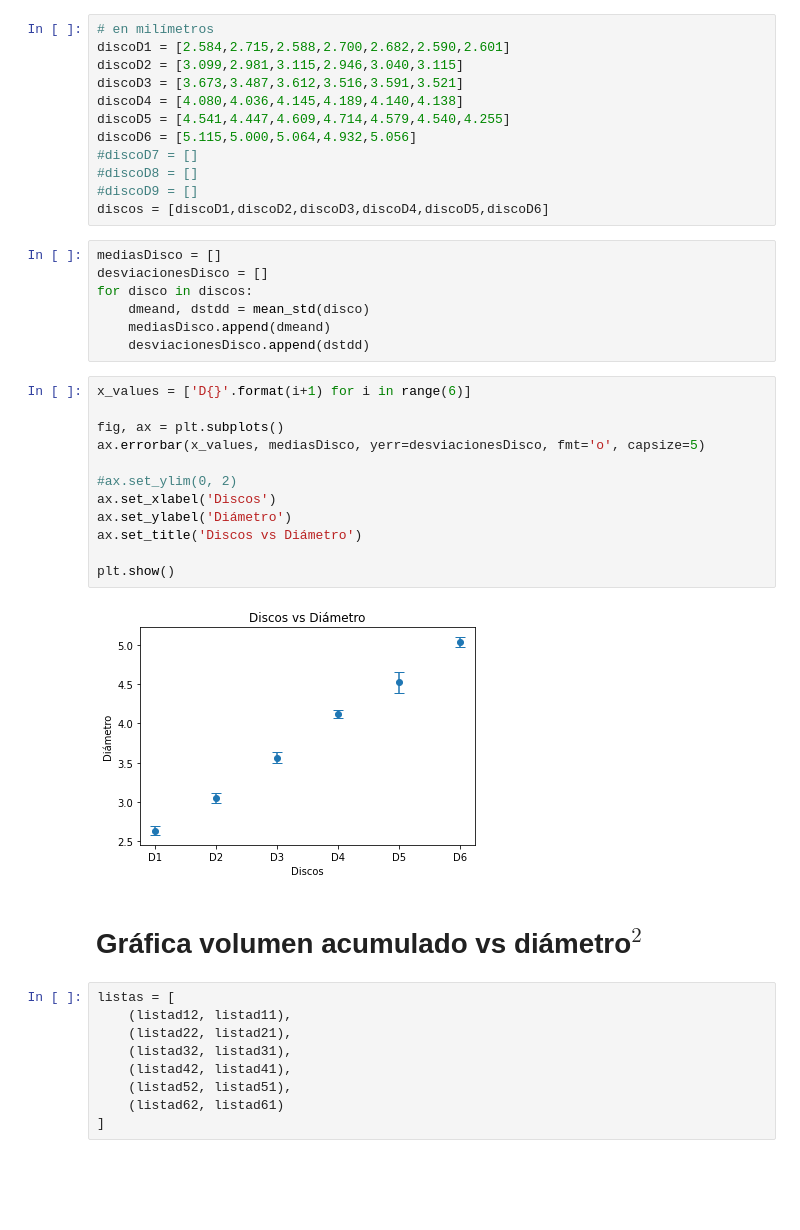
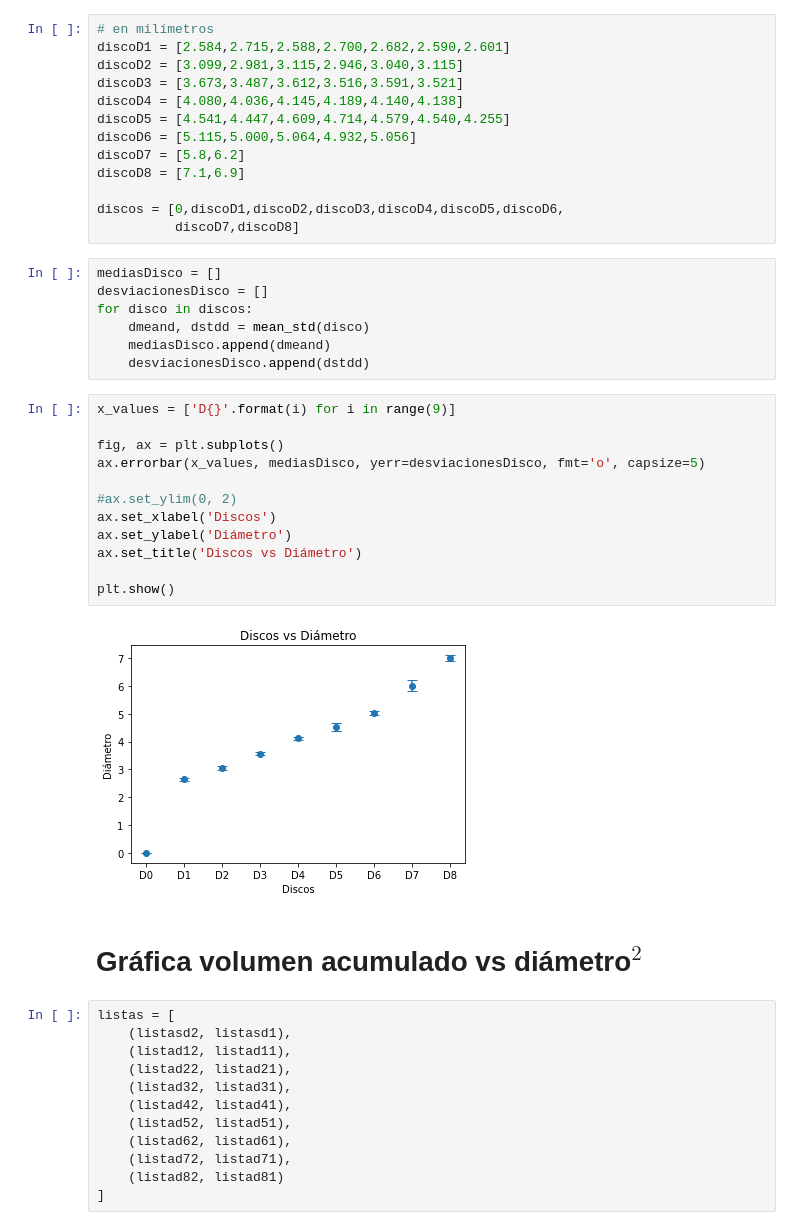
Before and after one commit to And2300/Trash, a Jupyter notebook: Experimento2_Datos.ipynb, the cells around one changed output. Drawn from its saved outputs; the diff is of its cells as text; blank space fills up the shorter version.

```diff
--- a/Experimento2_Datos.ipynb
+++ b/Experimento2_Datos.ipynb
@@ -163,10 +177,11 @@ discoD3 = [3.673,3.487,3.612,3.516,3.591,3.521]
 discoD4 = [4.080,4.036,4.145,4.189,4.140,4.138]
 discoD5 = [4.541,4.447,4.609,4.714,4.579,4.540,4.255]
 discoD6 = [5.115,5.000,5.064,4.932,5.056]
-#discoD7 = []
-#discoD8 = []
-#discoD9 = []
-discos = [discoD1,discoD2,discoD3,discoD4,discoD5,discoD6]
+discoD7 = [5.8,6.2]
+discoD8 = [7.1,6.9]
+
+discos = [0,discoD1,discoD2,discoD3,discoD4,discoD5,discoD6,
+          discoD7,discoD8]
 # %%
 mediasDisco = []
 desviacionesDisco = []
@@ -175,29 +190,32 @@ for disco in discos:
     mediasDisco.append(dmeand)
     desviacionesDisco.append(dstdd)
 # %%
-x_values = ['D{}'.format(i+1) for i in range(6)]
+x_values = ['D{}'.format(i) for i in range(9)]
 
 fig, ax = plt.subplots()
 ax.errorbar(x_values, mediasDisco, yerr=desviacionesDisco, fmt='o', capsize=5)
 
 #ax.set_ylim(0, 2)
 ax.set_xlabel('Discos')
 ax.set_ylabel('Diámetro')
 ax.set_title('Discos vs Diámetro')
 
 plt.show()
 # %% [output]
-[figure, old version]
+[figure, new version]
 # %% [markdown]
 # Gráfica volumen acumulado vs diámetro$^2$
 # %%
 listas = [
+    (listasd2, listasd1),
     (listad12, listad11),
     (listad22, listad21),
     (listad32, listad31),
     (listad42, listad41),
     (listad52, listad51),
-    (listad62, listad61)
+    (listad62, listad61),
+    (listad72, listad71),
+    (listad82, listad81)
 ]
 # %%
 mediasvol, desviacionesvol = med_std_lis(listas)
```
Also changed, not shown: parts of 9 cells of this notebook.
